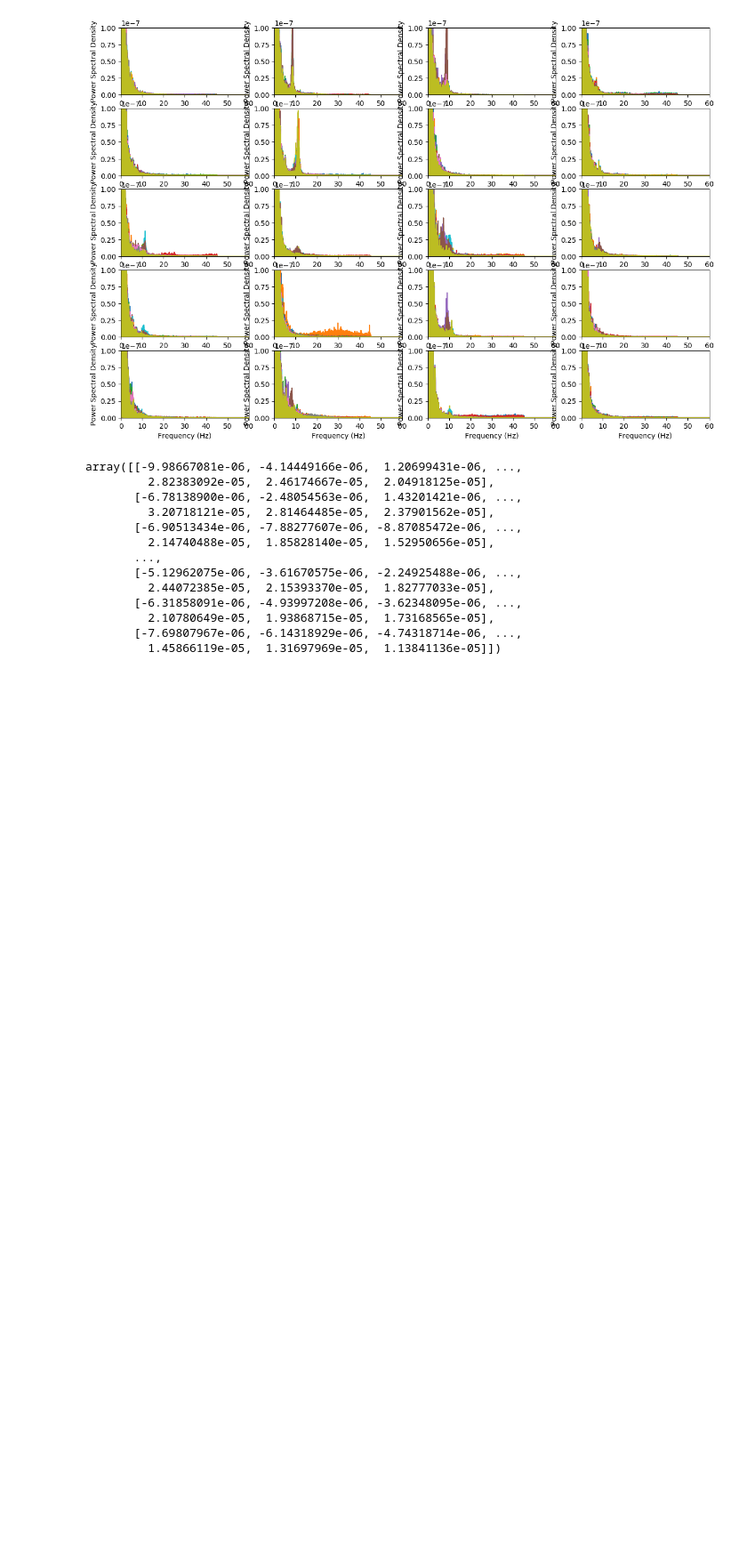
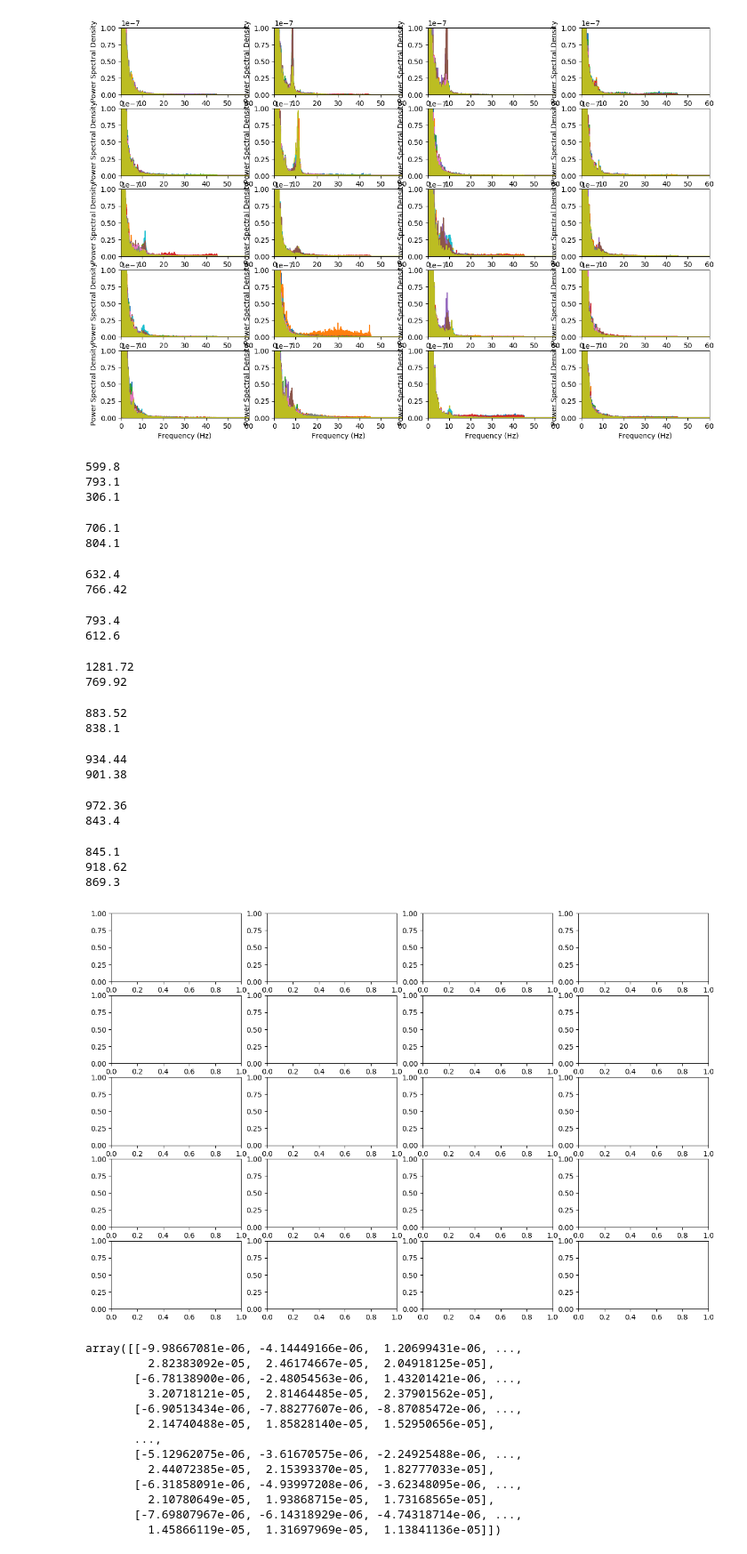
Before and after one commit to dmnburrows/deep_audioEEG, a Jupyter notebook: data_process.ipynb, the cells around one changed output. Shown: that part at 89% size. Cells and saved outputs as stored; diff of their text form; code cells hidden in the pictures; blank space fills up the shorter version.

Commit message:
splitting data

```diff
--- a/data_process.ipynb
+++ b/data_process.ipynb
@@ -75,7 +75,7 @@ for m in range(len(plot_l)):
     age = meta['Age'][m]
     group = meta['Group'][m]
     mmse = meta['MMSE'][m]
-    path = d_path + id + '/eeg/' + id + '_task-eyesclosed_eeg.set'
+    path = d_path + 'derivatives/' + id + '/eeg/' + id + '_task-eyesclosed_eeg.set'
 
     #Load in
     dic = pf.set_load(path, id, sex, age, group, mmse)
@@ -90,6 +90,45 @@ for m in range(len(plot_l)):
 plt.show()
 # %% [output]
 [figure]
+# %%
+# check lengths of all
+fig, axs = plt.subplots(figsize=(15,10))
+#Visualise PSDs
+plot_l = meta[:20]
+for m in range(len(plot_l)):
+    ax = plt.subplot(5,4,m+1)
+    id = meta['participant_id'][m]
+    sex = meta['Gender'][m]
+    age = meta['Age'][m]
+    group = meta['Group'][m]
+    mmse = meta['MMSE'][m]
+    path = d_path + 'derivatives/' + id + '/eeg/' + id + '_task-eyesclosed_eeg.set'
+
+    #Load in
+    dic = pf.set_load(path, id, sex, age, group, mmse)
+    print(dic['data'].shape[1]/fs)
+# %% [output]
+599.8
+793.1
+306.1
+706.1
+804.1
+632.4
+766.42
+793.4
+612.6
+1281.72
+769.92
+883.52
+838.1
+934.44
+901.38
+972.36
+843.4
+845.1
+918.62
+869.3
+[figure, added]
 # %%
 #===================================================
 #Filter out unwanted frequencies, segment and save
```
Also changed, not shown: 1 other file.
